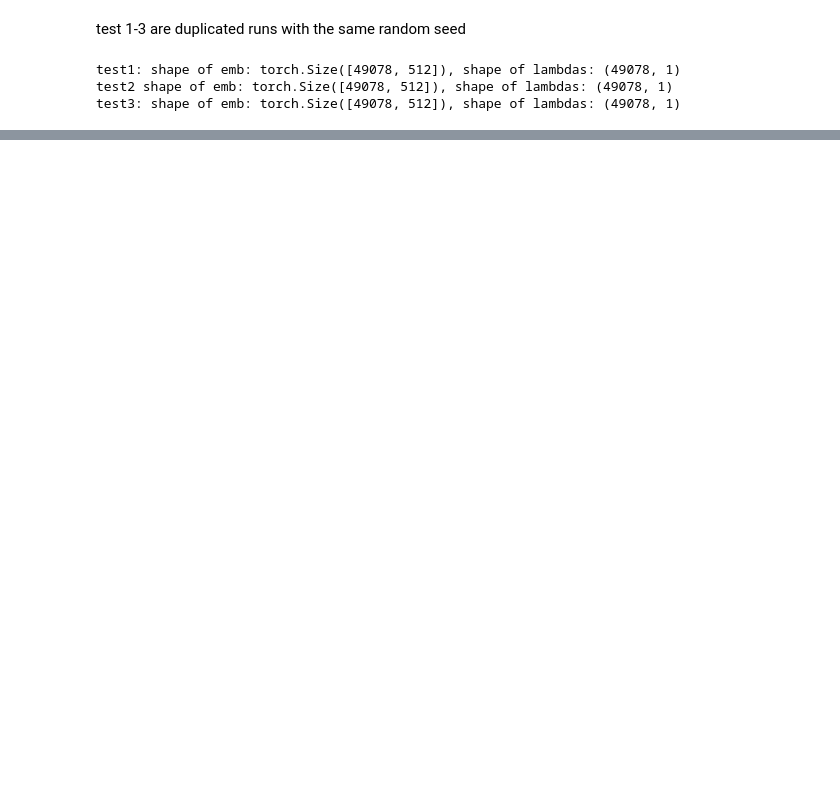
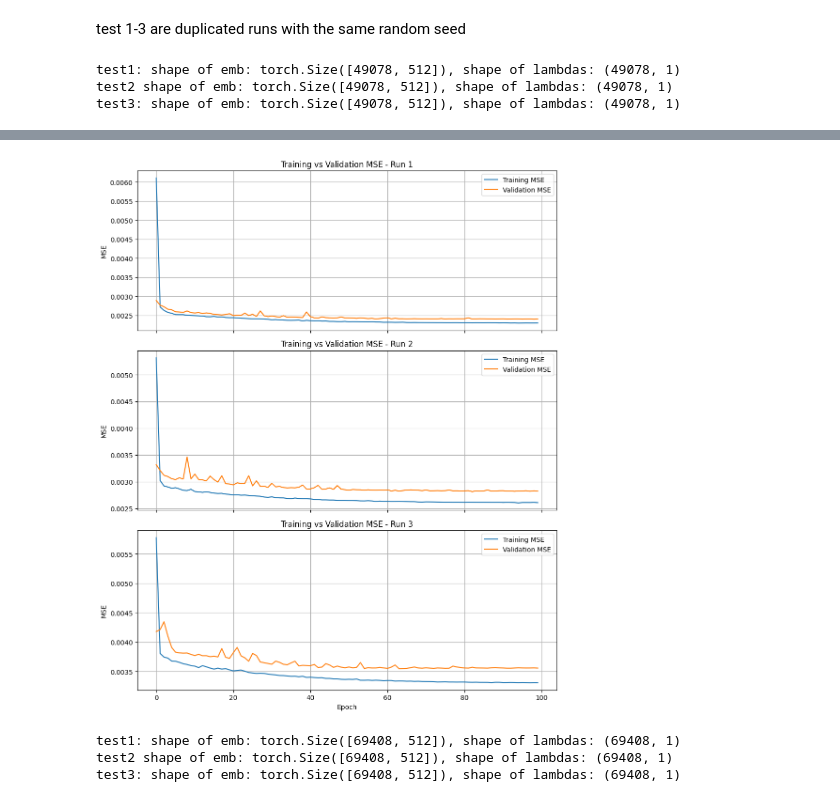
Before and after one commit to yutiachen5/Efficient_PLM_public, a Jupyter notebook: lambda_net.ipynb, the cells around one changed output, grey strips where cells are left out. Cells and saved outputs as stored; diff of their text form; code cells hidden in the pictures; blank space fills up the shorter version.

```diff
--- a/lambda_net.ipynb
+++ b/lambda_net.ipynb
@@ -272,0 +222,37 @@ sorted(y_pred_held, reverse=True)[:100]
+# %%
+
+epochs = range(100)
+
+fig, axes = plt.subplots(3, 1, figsize=(10, 12), sharex=True)
+
+for i in range(3):
+    axes[i].plot(epochs, dic_train['run'+str(i+1)], label='Training MSE')
+    axes[i].plot(epochs, dic_val['run'+str(i+1)], label='Validation MSE')
+    axes[i].set_ylabel('MSE')
+    axes[i].set_title(f'Training vs Validation MSE - Run {i+1}')
+    axes[i].legend()
+    axes[i].grid(True)
+
+axes[2].set_xlabel('Epoch')
+
+plt.tight_layout()
+plt.show()
+# %% [output]
+[figure, added]
+# %%
+emb1 = torch.from_numpy(np.load('/hpc/group/naderilab/eleanor/Efficient_PLM/prose/ALLY/saved_emb/test1_rd_2_base.npy'))
+lambdas1 = pd.read_csv('/hpc/group/naderilab/eleanor/Efficient_PLM/prose/ALLY/saved_emb/test1_rd_2_base.csv')
+emb2 = torch.from_numpy(np.load('/hpc/group/naderilab/eleanor/Efficient_PLM/prose/ALLY/saved_emb/test2_rd_2_base.npy'))
+lambdas2 = pd.read_csv('/hpc/group/naderilab/eleanor/Efficient_PLM/prose/ALLY/saved_emb/test2_rd_2_base.csv')
+emb3 = torch.from_numpy(np.load('/hpc/group/naderilab/eleanor/Efficient_PLM/prose/ALLY/saved_emb/test3_rd_2_base.npy'))
+lambdas3 = pd.read_csv('/hpc/group/naderilab/eleanor/Efficient_PLM/prose/ALLY/saved_emb/test3_rd_2_base.csv')
+
+print(f'test1: shape of emb: {emb1.shape}, shape of lambdas: {lambdas1.shape}')
+print(f'test2 shape of emb: {emb2.shape}, shape of lambdas: {lambdas2.shape}')
+print(f'test3: shape of emb: {emb3.shape}, shape of lambdas: {lambdas3.shape}')
+
+data = [(emb1, lambdas1), (emb2, lambdas2), (emb3, lambdas3)]
+# %% [output]
+test1: shape of emb: torch.Size([69408, 512]), shape of lambdas: (69408, 1)
+test2 shape of emb: torch.Size([69408, 512]), shape of lambdas: (69408, 1)
+test3: shape of emb: torch.Size([69408, 512]), shape of lambdas: (69408, 1)
```
Also changed, not shown: parts of 10 cells of this notebook, 4 other files.
